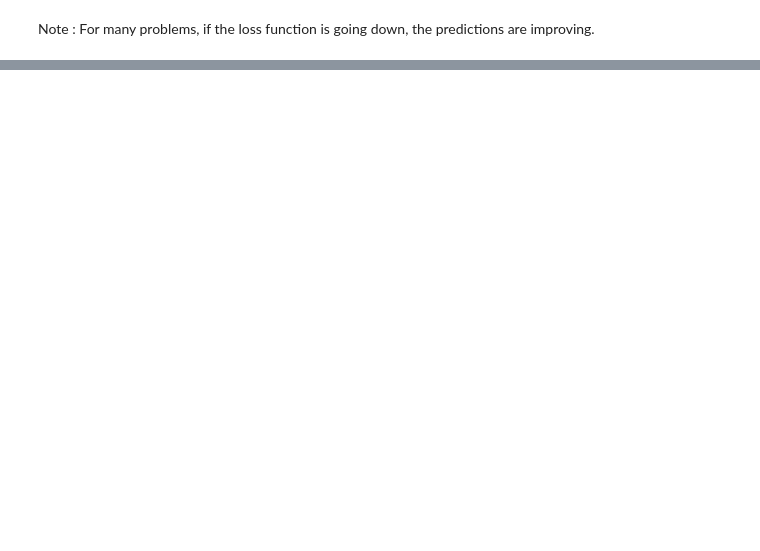
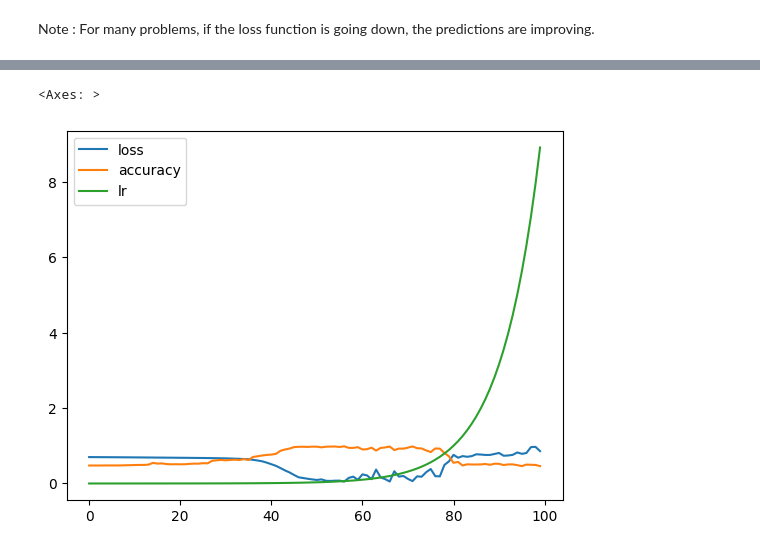
Before and after one commit to lakshitgosain/Tensorflow-ZTM, a Jupyter notebook: 02_neural_network_classification_in_tensorflow.ipynb, the cells around one changed output, grey strips where cells are left out. Saved outputs shown, nothing was run; the diff lists cells and outputs as text; code cells hidden in the pictures; blank space fills up the shorter version.

```diff
--- a/02_neural_network_classification_in_tensorflow.ipynb
+++ b/02_neural_network_classification_in_tensorflow.ipynb
@@ -656,0 +665,17 @@ Note : For many problems, if the loss function is going down, the predictions ar
+# %%
+#Set random seed
+tf.random.set_seed(42)
+
+model_9=tf.keras.Sequential([
+    tf.keras.layers.Dense(4,activation='relu'),
+    tf.keras.layers.Dense(4, activation='relu'),
+    tf.keras.layers.Dense(1, activation='sigmoid')
+])
+
+model_9.compile(loss=tf.keras.losses.BinaryCrossentropy(),
+                optimizer=tf.keras.optimizers.Adam(learning_rate=0.001),
+                metrics=["accuracy"])
+#Create a learning rate callback
+lr_scheduler=tf.keras.callbacks.LearningRateScheduler(lambda epoch: 1e-4 * 10 **(epoch/20))
+
+history=model_9.fit(X_train,y_train,epochs=100,callbacks=[lr_scheduler])
@@ -656,0 +700,6 @@ Note : For many problems, if the loss function is going down, the predictions ar
+# %%
+#Checkout the history
+pd.DataFrame(history.history).plot()
+# %% [output]
+<Axes: >
+[figure, added]
```
Also changed, not shown: parts of 28 cells of this notebook.
